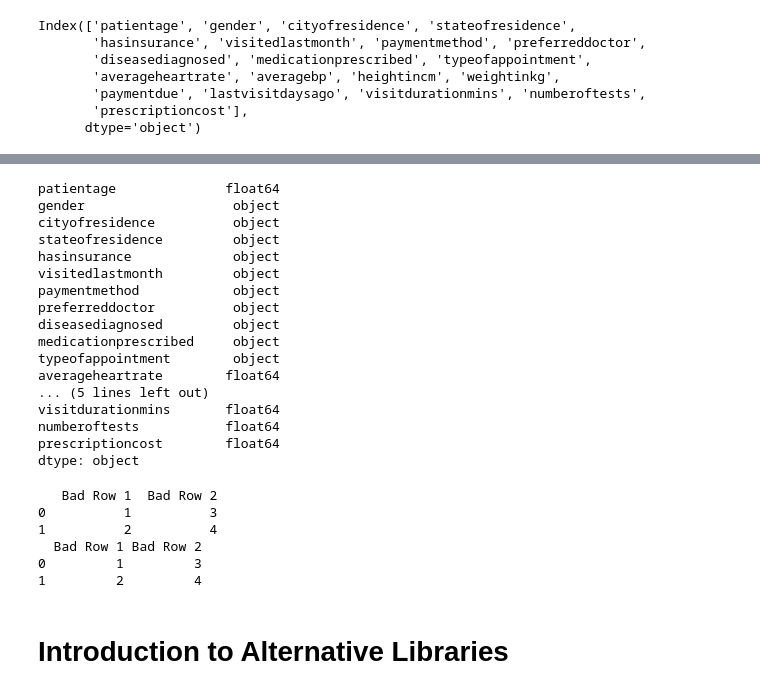
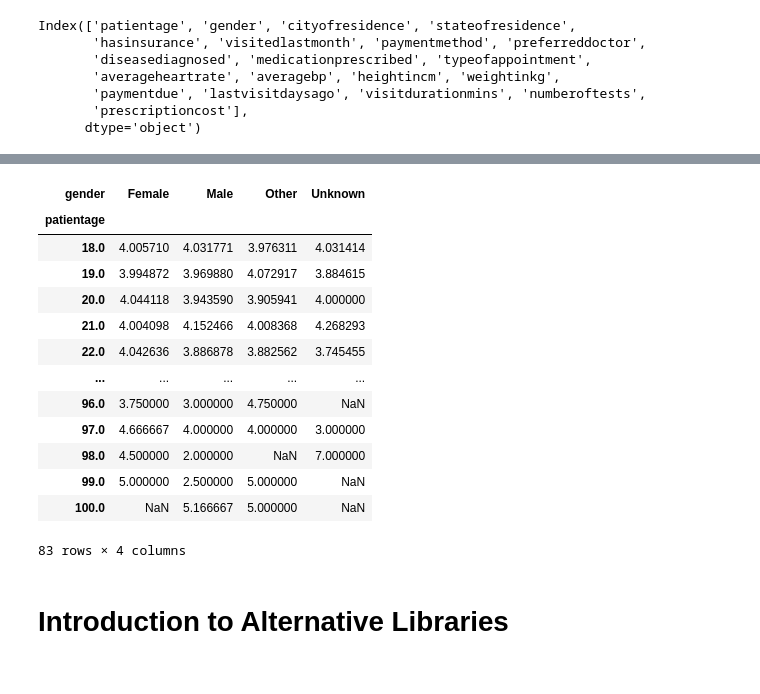
Before and after one commit to Alyssasorensen/datasci_2_manipulation, a Jupyter notebook: datasci_2_manipulation.ipynb, the cells around one changed output, grey strips where cells are left out. Cells and saved outputs as stored; diff of their text form; code cells hidden in the pictures.

```diff
--- a/datasci_2_manipulation.ipynb
+++ b/datasci_2_manipulation.ipynb
@@ -566,59 +553,21 @@ TypeError: ignored
-# %%
-healthcare_data_cleaning.dtypes
-
-healthcare_data_cleaning['stateofresidence'] = str(healthcare_data_cleaning['stateofresidence'])
-
-healthcare_data_cleaning.dtypes
-# %% [output]
-patientage              float64
-gender                   object
-cityofresidence          object
-stateofresidence         object
-hasinsurance             object
-visitedlastmonth         object
-paymentmethod            object
-preferreddoctor          object
-diseasediagnosed         object
-medicationprescribed     object
-typeofappointment        object
-averageheartrate        float64
-... (5 lines left out)
-visitdurationmins       float64
-numberoftests           float64
-prescriptioncost        float64
-dtype: object
-# %%
-import pandas as pd
-
-data = pd.DataFrame({
-    'Bad Row 1': [1, 2],
-    'Bad Row 2': [3, 4]
-})
-
-print(data)
-
-# Function to remove white space and special characters from a value
-def clean_column(column):
-    # Convert integers to strings
-    column = column.astype(str)
-
-    # Remove white space and special characters, and convert to lowercase
-    column = column.str.replace(r'[^a-zA-Z0-9]', '', regex=True)
-    column = column.str.lower()
-    return column
-
-# Apply the clean_column function to all columns
-for column in data.columns:
-    data[column] = clean_column(data[column])
-
-print(data)
-# %% [output]
-   Bad Row 1  Bad Row 2
-0          1          3
-1          2          4
-  Bad Row 1 Bad Row 2
-0         1         3
-1         2         4
+# %%
+pivot_table = healthcare_data_cleaning.pivot_table(index='patientage', columns='gender', values='numberoftests', aggfunc='mean')
+pivot_table
+# %% [output]
+| gender | Female | Male | Other | Unknown |
+| patientage |  |  |  |  |
+| 18.0 | 4.005710 | 4.031771 | 3.976311 | 4.031414 |
+| 19.0 | 3.994872 | 3.969880 | 4.072917 | 3.884615 |
+| 20.0 | 4.044118 | 3.943590 | 3.905941 | 4.000000 |
+| 21.0 | 4.004098 | 4.152466 | 4.008368 | 4.268293 |
+| 22.0 | 4.042636 | 3.886878 | 3.882562 | 3.745455 |
+| ... | ... | ... | ... | ... |
+| 96.0 | 3.750000 | 3.000000 | 4.750000 | NaN |
+| 97.0 | 4.666667 | 4.000000 | 4.000000 | 3.000000 |
+| 98.0 | 4.500000 | 2.000000 | NaN | 7.000000 |
+| 99.0 | 5.000000 | 2.500000 | 5.000000 | NaN |
+| 100.0 | NaN | 5.166667 | 5.000000 | NaN |
+83 rows × 4 columns
 # %% [markdown]
 # Introduction to Alternative Libraries
 # %% [markdown]
```
Also changed, not shown: parts of 2 cells of this notebook.
